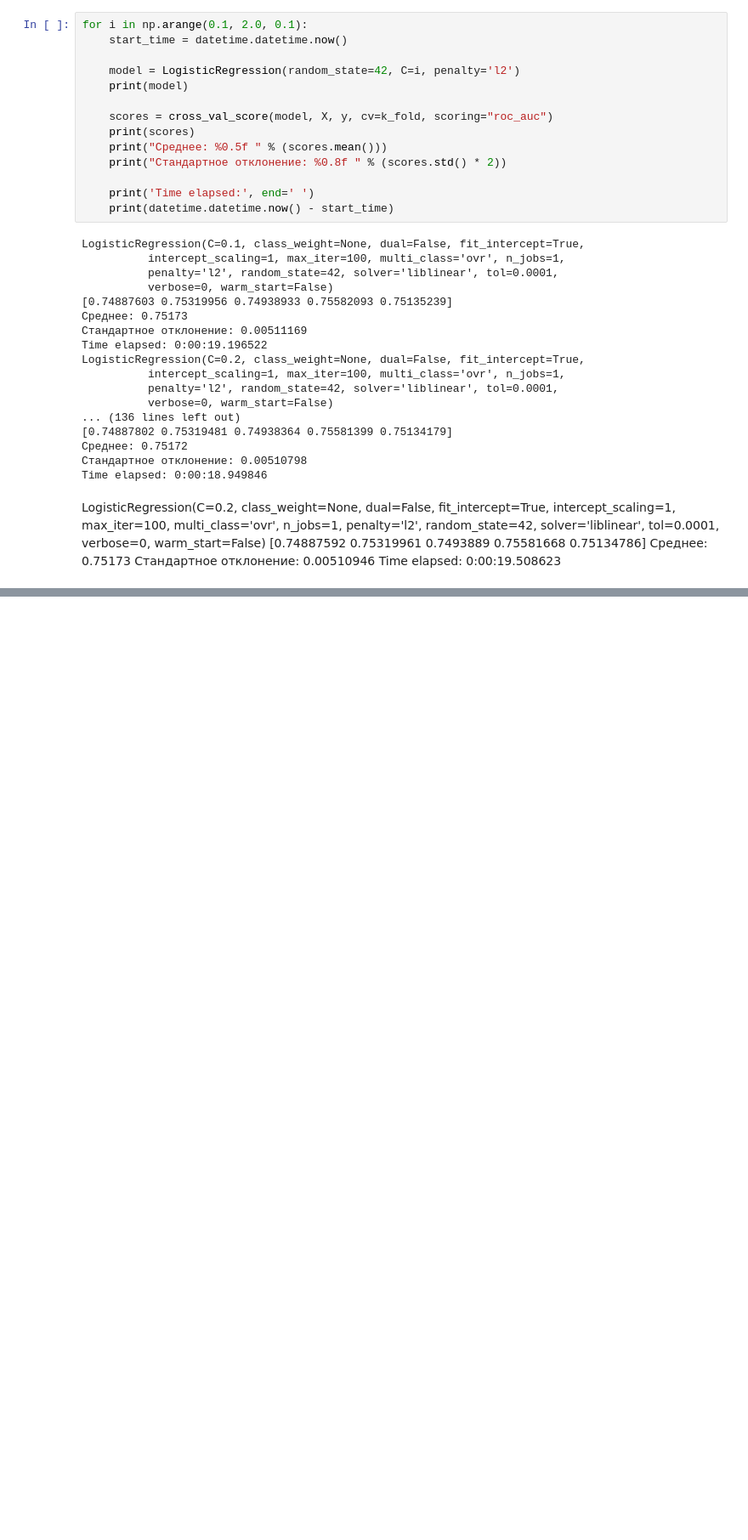
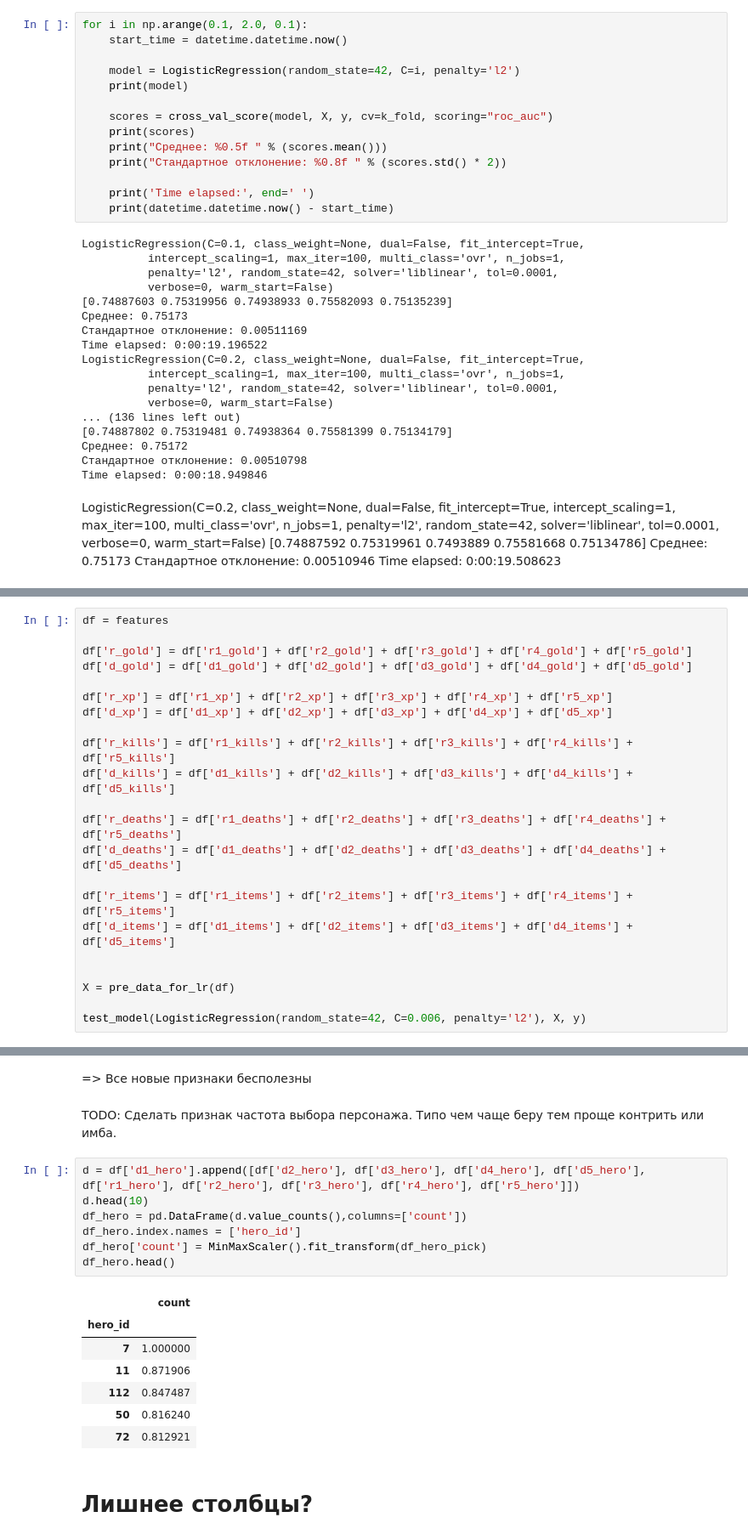
Before and after one commit to Agotsulov/ML-7bits, a Jupyter notebook: dota2/week10_dota2.ipynb, the cells around one changed output, grey strips where cells are left out. Shown at 85% size. Saved outputs shown, nothing was run; the diff lists cells and outputs as text; blank space fills up the shorter version.

```diff
--- a/dota2/week10_dota2.ipynb
+++ b/dota2/week10_dota2.ipynb
@@ -561,0 +1002,22 @@ Time elapsed: 0:00:19.508623
+# %%
+df = features
+
+df['r_gold'] = df['r1_gold'] + df['r2_gold'] + df['r3_gold'] + df['r4_gold'] + df['r5_gold']
+df['d_gold'] = df['d1_gold'] + df['d2_gold'] + df['d3_gold'] + df['d4_gold'] + df['d5_gold']
+
+df['r_xp'] = df['r1_xp'] + df['r2_xp'] + df['r3_xp'] + df['r4_xp'] + df['r5_xp']
+df['d_xp'] = df['d1_xp'] + df['d2_xp'] + df['d3_xp'] + df['d4_xp'] + df['d5_xp']
+
+df['r_kills'] = df['r1_kills'] + df['r2_kills'] + df['r3_kills'] + df['r4_kills'] + df['r5_kills']
+df['d_kills'] = df['d1_kills'] + df['d2_kills'] + df['d3_kills'] + df['d4_kills'] + df['d5_kills']
+
+df['r_deaths'] = df['r1_deaths'] + df['r2_deaths'] + df['r3_deaths'] + df['r4_deaths'] + df['r5_deaths']
+df['d_deaths'] = df['d1_deaths'] + df['d2_deaths'] + df['d3_deaths'] + df['d4_deaths'] + df['d5_deaths']
+
+df['r_items'] = df['r1_items'] + df['r2_items'] + df['r3_items'] + df['r4_items'] + df['r5_items']
+df['d_items'] = df['d1_items'] + df['d2_items'] + df['d3_items'] + df['d4_items'] + df['d5_items']
+
+
+X = pre_data_for_lr(df)
+
+test_model(LogisticRegression(random_state=42, C=0.006, penalty='l2'), X, y)
@@ -561,0 +1033,21 @@ Time elapsed: 0:00:19.508623
+# %% [markdown]
+=> Все новые признаки бесполезны
+# %% [markdown]
+TODO: Сделать признак частота выбора персонажа. Типо чем чаще беру тем проще контрить или имба.
+# %%
+d = df['d1_hero'].append([df['d2_hero'], df['d3_hero'], df['d4_hero'], df['d5_hero'], df['r1_hero'], df['r2_hero'], df['r3_hero'], df['r4_hero'], df['r5_hero']])
+d.head(10)
+df_hero = pd.DataFrame(d.value_counts(),columns=['count'])
+df_hero.index.names = ['hero_id']
+df_hero['count'] = MinMaxScaler().fit_transform(df_hero_pick)
+df_hero.head()
+# %% [output]
+|  | count |
+| hero_id |  |
+| 7 | 1.000000 |
+| 11 | 0.871906 |
+| 112 | 0.847487 |
+| 50 | 0.816240 |
+| 72 | 0.812921 |
+# %% [markdown]
+# Лишнее столбцы?
```
Also changed, not shown: parts of 104 cells of this notebook.
